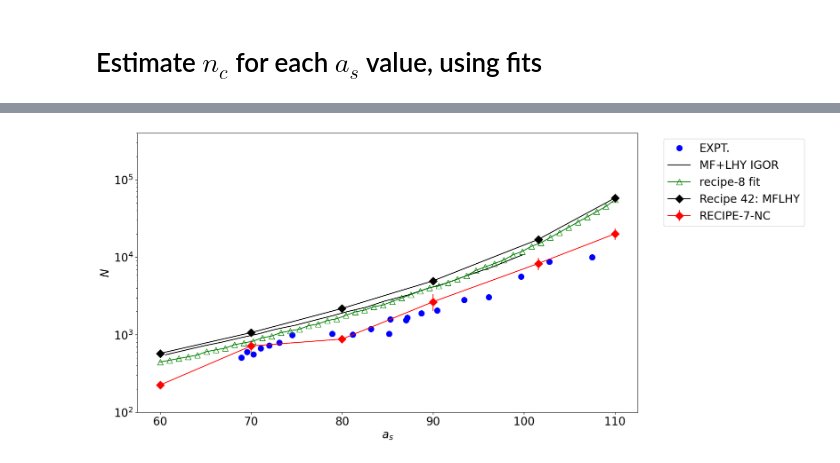
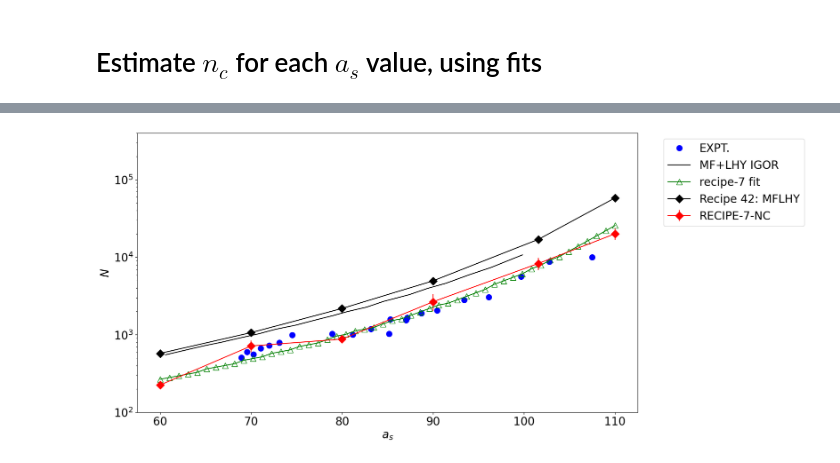
Before and after one commit to viktorcikojevic/dipolar-droplets, a Jupyter notebook: beta-gamma-fit-vs-a_s.ipynb, the cells around one changed output, grey strips where cells are left out. Cells and saved outputs as stored; diff of their text form; code cells hidden in the pictures.

Commit message:
correction from the previous commit: correct results for recipe-7

```diff
--- a/beta-gamma-fit-vs-a_s.ipynb
+++ b/beta-gamma-fit-vs-a_s.ipynb
@@ -13,7 +13,7 @@ from tqdm import tqdm
 # %% [markdown]
 # Load data
 # %%
-data = np.loadtxt("./results/critical-atom-numbers/recipe-8-nc/functionals_E_N.dat")
+data = np.loadtxt("./results/critical-atom-numbers/recipe-7-nc/functionals_E_N.dat")
 # the header is: a_s  n_c_best_possible_fit  rho_min_x  rho_max_x  alpha  alpha_opt  beta  gamma  min_energy
 # read all data
 a_s = data[:,0]
@@ -337,34 +337,34 @@ nc_std = data[:,2]
 # plt.errorbar(sclen, nc, yerr=nc_std, label="RECIPE-8-NC", color='green', ls='-', marker='^', markersize=10, markerfacecolor='none')
 
 
-plt.plot(a_s, n_c_best_possible_fit, label="recipe-8 fit", color='green', ls='-', marker='^', markersize=10, markerfacecolor='none')
+plt.plot(a_s, n_c_best_possible_fit, label="recipe-7 fit", color='green', ls='-', marker='^', markersize=10, markerfacecolor='none')
 
 # Open the output file for writing
 # data = np.loadtxt("results/critical-atom-numbers/recipe-7-nc/functionals_E_N_2nd_approach.dat")
 # # the header is as follows: a_s <n_c>  err(n_c)  <beta>  err(beta) <gamma>  \n"). Read the data and plot
 # sclen = data[:,0]
 # nc = data[:,1]
 # nc_std = data[:,2]
 # plt.errorbar(sclen, nc, yerr=nc_std, label="RECIPE-7-NC-2ND-APPROACH", color='green', ls='-', marker='o', markersize=10)
 
 data = np.loadtxt("./results/critical-atom-numbers/recipe-42-nc/functionals_E_N.dat")
 sclen = data[:,0]
 nc = data[:,1]
 plt.plot(sclen, nc, label="Recipe 42: MFLHY", color='black', marker='D', ls='-', markersize=10)
 
 
 plt.xlabel(r'$a_s$', fontsize=20)
 plt.ylabel(r'$N$', fontsize=20)
 plt.legend(loc = "best", bbox_to_anchor=(1.04, 1), fontsize=20)
 
 
 plt.yscale('log')
 plt.ylim(100, 400000)
 plt.xticks(fontsize=20)
 plt.yticks(fontsize=20)
 
 # Save the figure into plots folder
 plt.savefig(f"plots/critical-atom-number.pdf", bbox_inches='tight', dpi=300)
 plt.savefig(f"plots/critical-atom-number.png", bbox_inches='tight', dpi=300)
 # %% [output]
-[figure, old version]
+[figure, new version]
```
Also changed, not shown: parts of 3 cells of this notebook, 2 other files.
